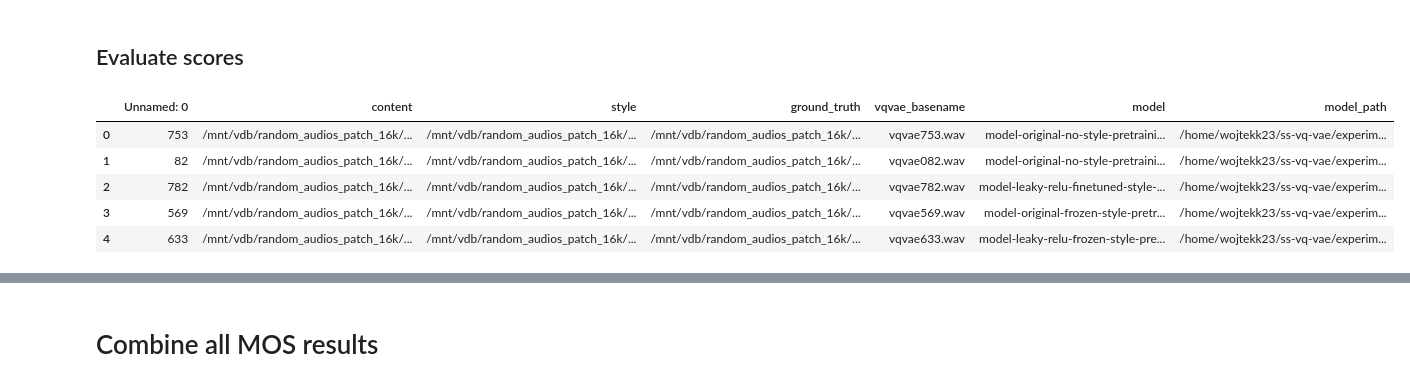
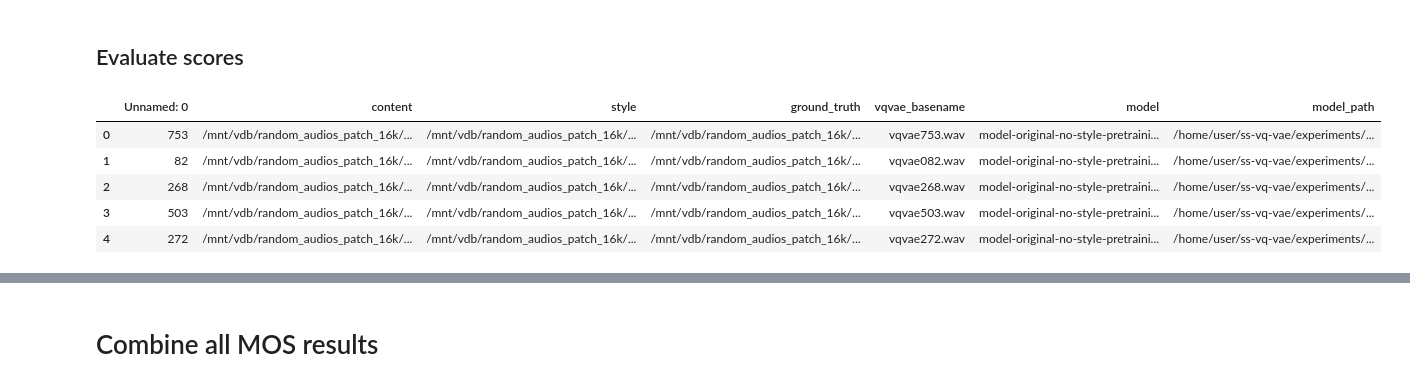
Before and after one commit to wojtekk23/ss-vq-vae, a Jupyter notebook: experiments/MOS Calculation (Val2).ipynb, the cells around one changed output, grey strips where cells are left out. Cells and saved outputs as stored; diff of their text form; code cells hidden in the pictures.

```diff
--- a/experiments/MOS Calculation (Val2).ipynb
+++ b/experiments/MOS Calculation (Val2).ipynb
@@ -64,19 +121,19 @@ expanded_test_set = pd.DataFrame(new_rows).sample(frac=1)
 # %%
 models_scores = pd.DataFrame(columns=['content_class', 'style_class', 'melody_id', 'model_name', 'inference_audio_path', 'melody_score', 'style_score', 'overall_score'])
 
 # Set the index to whatever you ended up on (the biggest index in the mos_scores csv folder)
-expanded_test_set_ix = 240
+expanded_test_set_ix = 0
 
 # Load the test set for MOS scores
-expanded_test_set = pd.read_csv('mos_scores/val2_expanded_test_set.csv')
+expanded_test_set = pd.read_csv('mos_scores/val2_expanded_test_set_07-09-2024.csv')
 expanded_test_set.head()
 # %% [output]
 |  | Unnamed: 0 | content | style | ground_truth | vqvae_basename | model | model_path |
-| 0 | 753 | /mnt/vdb/random_audios_patch_16k/... | /mnt/vdb/random_audios_patch_16k/... | /mnt/vdb/random_audios_patch_16k/... | vqvae753.wav | model-original-no-style-pretraini... | /home/wojtekk23/ss-vq-vae/experim... |
-| 1 | 82 | /mnt/vdb/random_audios_patch_16k/... | /mnt/vdb/random_audios_patch_16k/... | /mnt/vdb/random_audios_patch_16k/... | vqvae082.wav | model-original-no-style-pretraini... | /home/wojtekk23/ss-vq-vae/experim... |
-| 2 | 782 | /mnt/vdb/random_audios_patch_16k/... | /mnt/vdb/random_audios_patch_16k/... | /mnt/vdb/random_audios_patch_16k/... | vqvae782.wav | model-leaky-relu-finetuned-style-... | /home/wojtekk23/ss-vq-vae/experim... |
-| 3 | 569 | /mnt/vdb/random_audios_patch_16k/... | /mnt/vdb/random_audios_patch_16k/... | /mnt/vdb/random_audios_patch_16k/... | vqvae569.wav | model-original-frozen-style-pretr... | /home/wojtekk23/ss-vq-vae/experim... |
-| 4 | 633 | /mnt/vdb/random_audios_patch_16k/... | /mnt/vdb/random_audios_patch_16k/... | /mnt/vdb/random_audios_patch_16k/... | vqvae633.wav | model-leaky-relu-frozen-style-pre... | /home/wojtekk23/ss-vq-vae/experim... |
+| 0 | 753 | /mnt/vdb/random_audios_patch_16k/... | /mnt/vdb/random_audios_patch_16k/... | /mnt/vdb/random_audios_patch_16k/... | vqvae753.wav | model-original-no-style-pretraini... | /home/user/ss-vq-vae/experiments/... |
+| 1 | 82 | /mnt/vdb/random_audios_patch_16k/... | /mnt/vdb/random_audios_patch_16k/... | /mnt/vdb/random_audios_patch_16k/... | vqvae082.wav | model-original-no-style-pretraini... | /home/user/ss-vq-vae/experiments/... |
+| 2 | 268 | /mnt/vdb/random_audios_patch_16k/... | /mnt/vdb/random_audios_patch_16k/... | /mnt/vdb/random_audios_patch_16k/... | vqvae268.wav | model-original-no-style-pretraini... | /home/user/ss-vq-vae/experiments/... |
+| 3 | 503 | /mnt/vdb/random_audios_patch_16k/... | /mnt/vdb/random_audios_patch_16k/... | /mnt/vdb/random_audios_patch_16k/... | vqvae503.wav | model-original-no-style-pretraini... | /home/user/ss-vq-vae/experiments/... |
+| 4 | 272 | /mnt/vdb/random_audios_patch_16k/... | /mnt/vdb/random_audios_patch_16k/... | /mnt/vdb/random_audios_patch_16k/... | vqvae272.wav | model-original-no-style-pretraini... | /home/user/ss-vq-vae/experiments/... |
 # %%
 import ipywidgets as widgets
 from IPython.display import Audio, display, clear_output
```
Also changed, not shown: parts of 16 cells of this notebook, 26 other files.
